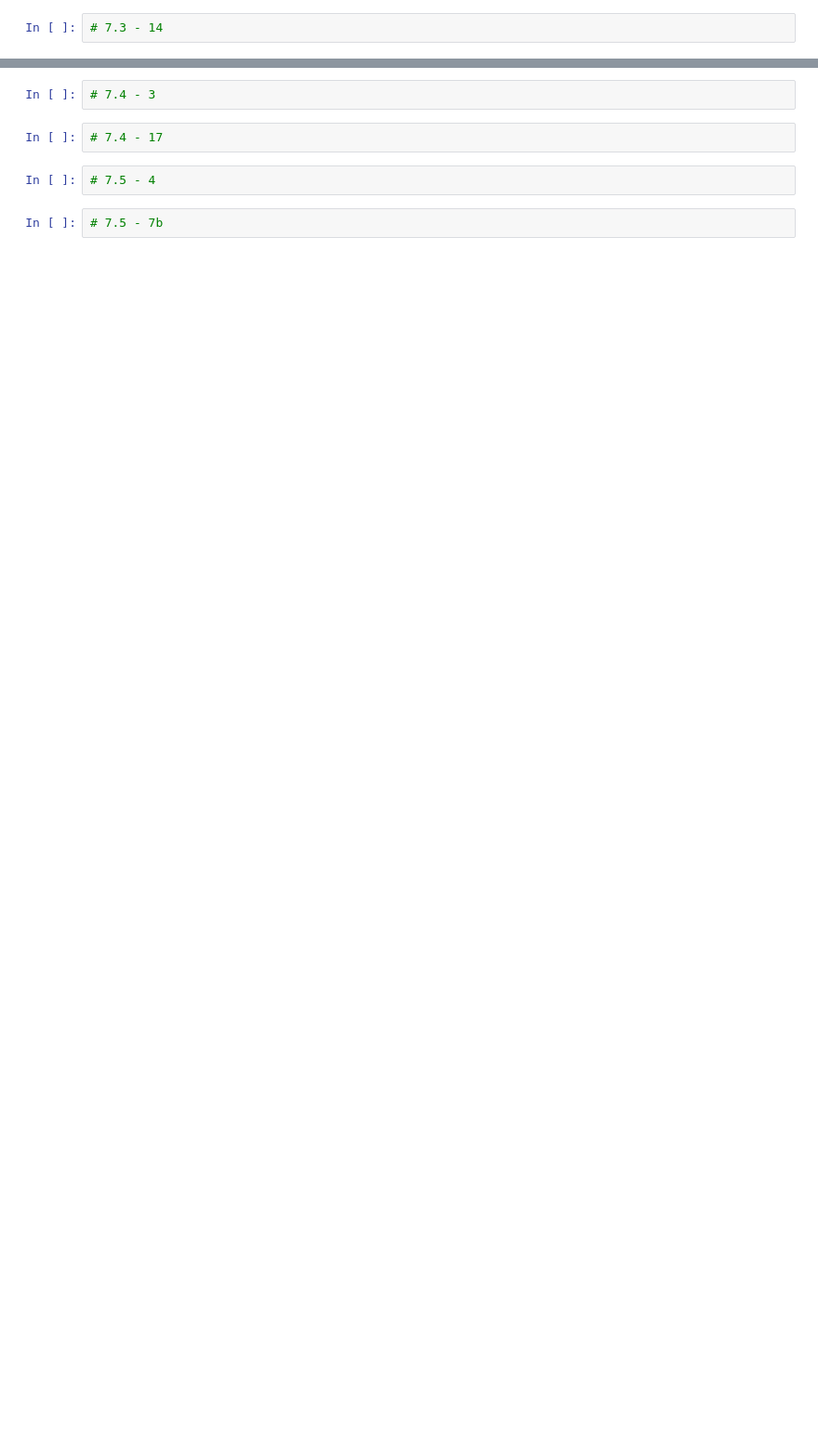
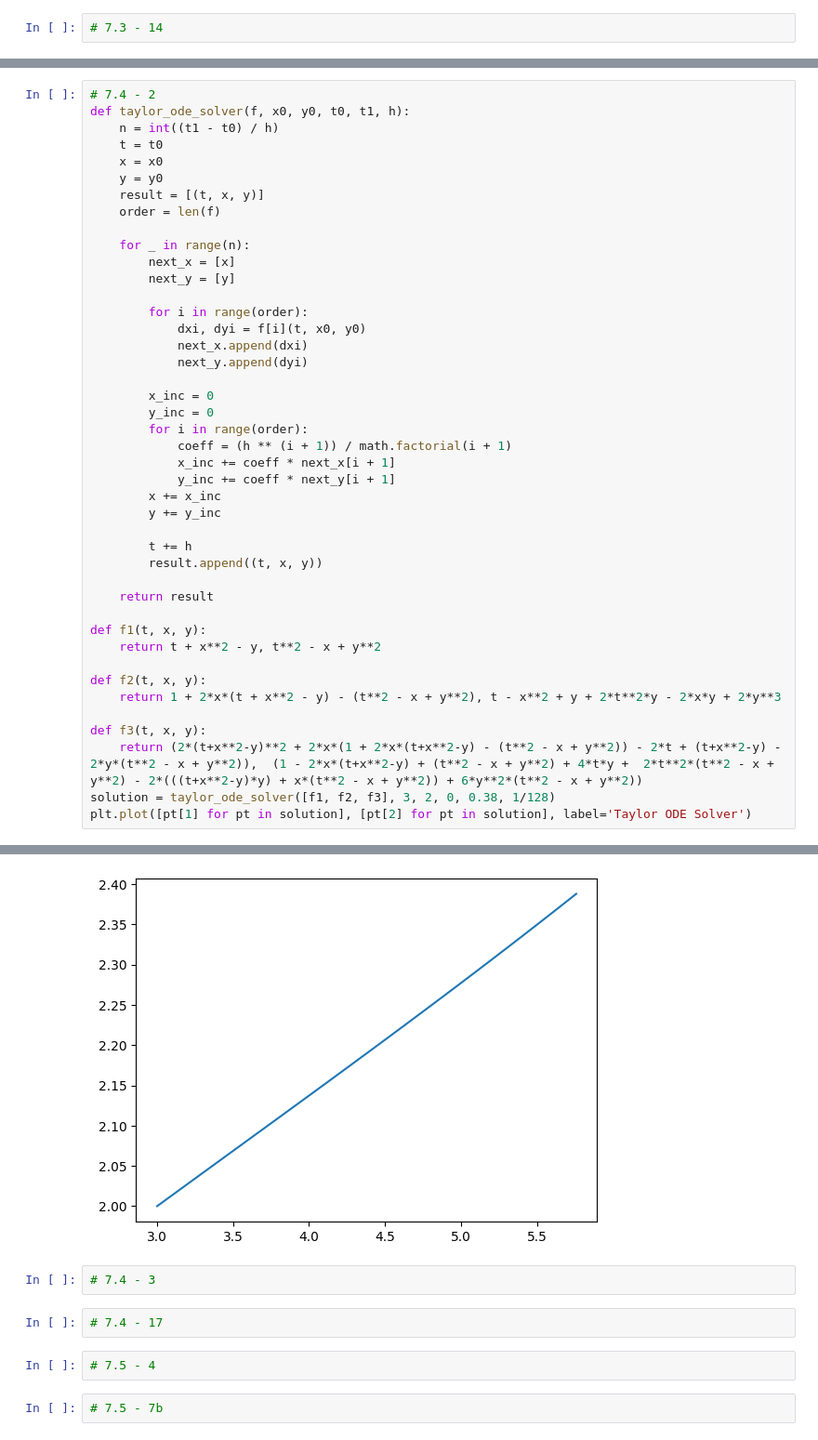
Before and after one commit to hamasoon/NumericalComputing2025Spring, a Jupyter notebook: HW6/NA_HW6_배문성_2019-14355.ipynb, the cells around one changed output, grey strips where cells are left out. Shown at 93% size. Drawn from its saved outputs; the diff is of its cells as text; blank space fills up the shorter version.

```diff
--- a/HW6/NA_HW6_배문성_2019-14355.ipynb
+++ b/HW6/NA_HW6_배문성_2019-14355.ipynb
@@ -120,0 +186,44 @@ plt.show()
+# %%
+# 7.4 - 2
+def taylor_ode_solver(f, x0, y0, t0, t1, h):
+    n = int((t1 - t0) / h)
+    t = t0
+    x = x0
+    y = y0
+    result = [(t, x, y)]
+    order = len(f)
+
+    for _ in range(n):
+        next_x = [x]
+        next_y = [y]
+
+        for i in range(order):
+            dxi, dyi = f[i](t, x0, y0)
+            next_x.append(dxi)
+            next_y.append(dyi)
+
+        x_inc = 0
+        y_inc = 0
+        for i in range(order):
+            coeff = (h ** (i + 1)) / math.factorial(i + 1)
+            x_inc += coeff * next_x[i + 1]
+            y_inc += coeff * next_y[i + 1]
+        x += x_inc
+        y += y_inc
+
+        t += h
+        result.append((t, x, y))
+
+    return result
+
+def f1(t, x, y):
+    return t + x**2 - y, t**2 - x + y**2
+
+def f2(t, x, y):
+    return 1 + 2*x*(t + x**2 - y) - (t**2 - x + y**2), t - x**2 + y + 2*t**2*y - 2*x*y + 2*y**3
+
+def f3(t, x, y):
+    return (2*(t+x**2-y)**2 + 2*x*(1 + 2*x*(t+x**2-y) - (t**2 - x + y**2)) - 2*t + (t+x**2-y) - 2*y*(t**2 - x + y**2)),  (1 - 2*x*(t+x**2-y) + (t**2 - x + y**2) + 4*t*y +  2*t**2*(t**2 - x + y**2) - 2*(((t+x**2-y)*y) + x*(t**2 - x + y**2)) + 6*y**2*(t**2 - x + y**2))
+solution = taylor_ode_solver([f1, f2, f3], 3, 2, 0, 0.38, 1/128)
+plt.plot([pt[1] for pt in solution], [pt[2] for pt in solution], label='Taylor ODE Solver')
+# %% [output]
@@ -121,3 +232,4 @@ plt.show()
+[figure, added]
 # %%
 # 7.4 - 3
 # %%
```
Also changed, not shown: parts of 6 cells of this notebook.
